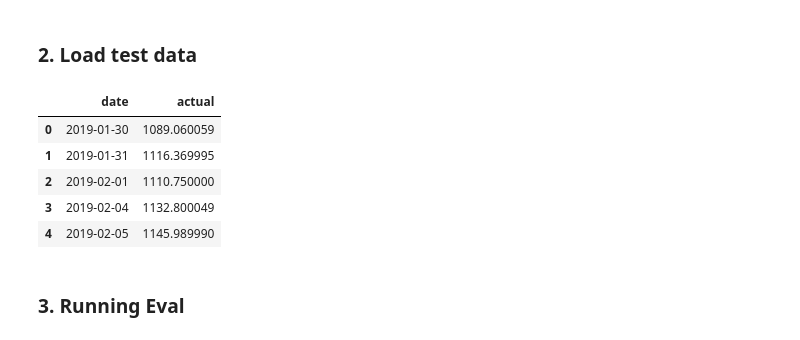
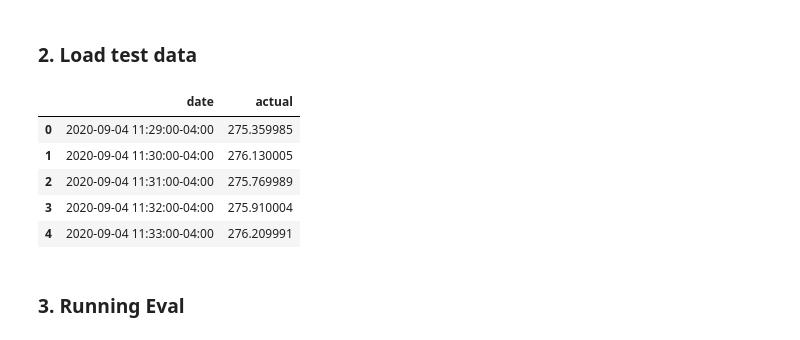
Before and after one commit to JustinGuese/trading-bot, a Jupyter notebook: visualize.ipynb, the cells around one changed output. Saved outputs shown, nothing was run; the diff lists cells and outputs as text; code cells hidden in the pictures.

```diff
--- a/visualize.ipynb
+++ b/visualize.ipynb
@@ -11,8 +11,8 @@ import seaborn as sns
 # %%
 from trading_bot.agent import Agent
 
-model_name = 'GOOG1d_50'
-test_stock = 'data/GOOG_1d_test.csv'
+model_name = 'QQQ1m_20'
+test_stock = 'data/QQQ_1m_test.csv'
 window_size = 10
 debug = True
 
@@ -22,23 +22,27 @@ agent = Agent(window_size, pretrained=True, model_name=model_name)
 # %%
 # read csv into dataframe
 df = pd.read_csv(test_stock)
 # filter out the desired features
-df = df[['Date', 'Adj Close']]
+#df = df[['Date', 'Adj Close']]
+#df = df.rename(columns={'Adj Close': 'actual', 'Date': 'date'})
+
+## minute
+df = df[['Datetime', 'Adj Close']] # 4 minute data
+df = df.rename(columns={'Adj Close': 'actual', 'Datetime': 'date'})
 # rename feature column names
-df = df.rename(columns={'Adj Close': 'actual', 'Date': 'date'})
 # convert dates from object to DateTime type
 dates = df['date']
 dates = pd.to_datetime(dates, infer_datetime_format=True)
 df['date'] = dates
 
 df.head()
 # %% [output]
 |  | date | actual |
-| 0 | 2019-01-30 | 1089.060059 |
-| 1 | 2019-01-31 | 1116.369995 |
-| 2 | 2019-02-01 | 1110.750000 |
-| 3 | 2019-02-04 | 1132.800049 |
-| 4 | 2019-02-05 | 1145.989990 |
+| 0 | 2020-09-04 11:29:00-04:00 | 275.359985 |
+| 1 | 2020-09-04 11:30:00-04:00 | 276.130005 |
+| 2 | 2020-09-04 11:31:00-04:00 | 275.769989 |
+| 3 | 2020-09-04 11:32:00-04:00 | 275.910004 |
+| 4 | 2020-09-04 11:33:00-04:00 | 276.209991 |
 # %% [markdown]
 ### 3. Running Eval
 # %%
```
Also changed, not shown: parts of 2 cells of this notebook, 19 other files.
